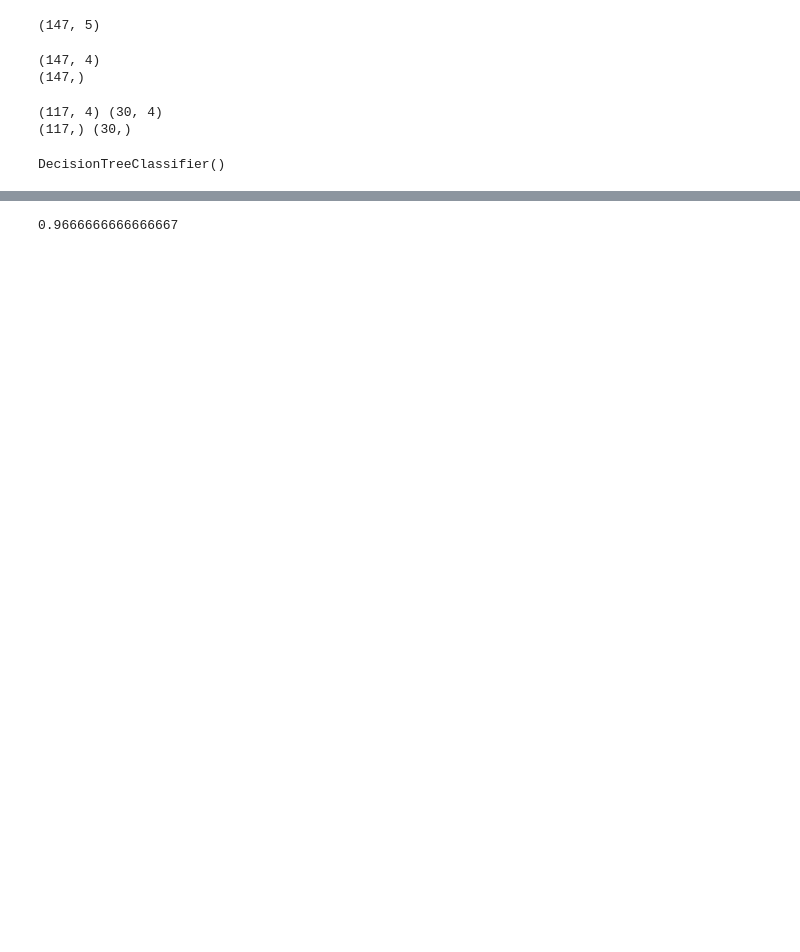
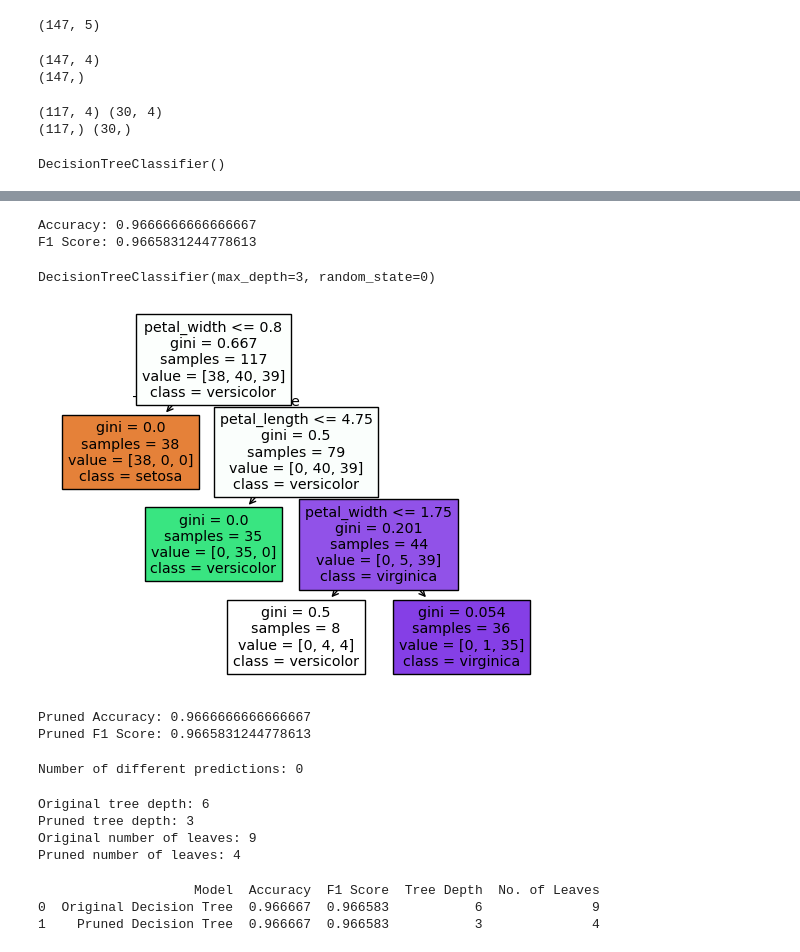
Before and after one commit to DhruvPatel272004/ml-internship, a Jupyter notebook: Level 2/Task 2/task2.ipynb, the cells around one changed output, grey strips where cells are left out. Drawn from its saved outputs; the diff is of its cells as text; code cells hidden in the pictures; blank space fills up the shorter version.

```diff
--- a/Level 2/Task 2/task2.ipynb
+++ b/Level 2/Task 2/task2.ipynb
@@ -139,5 +108,76 @@ plot_tree(dtc)
 # %%
+# Prediction
 y_pred = dtc.predict(X_test)
-accuracy_score(y_test,y_pred)
+
+# Metrices
+accuracy = accuracy_score(y_test,y_pred)
+f1_scr = f1_score(y_test,y_pred,average="weighted")
+
+print("Accuracy:",accuracy)
+print("F1 Score:",f1_scr)
 # %% [output]
-0.9666666666666667
+Accuracy: 0.9666666666666667
+F1 Score: 0.9665831244778613
+# %%
+# Pruned Decision Tree Clasifier model
+dtc_pruned = DecisionTreeClassifier(max_depth=3, random_state=0)
+
+# Fitting model
+dtc_pruned.fit(X_train, y_train)
+# %% [output]
+DecisionTreeClassifier(max_depth=3, random_state=0)
+# %%
+# Visualize pruned tree
+plot_tree(dtc_pruned,
+          feature_names=dataset.columns[:4],
+          class_names=species_names,
+          filled=True)
+plt.show()
+# %% [output]
+[figure, added]
+# %%
+# Prediction
+y_pred_pruned = dtc_pruned.predict(X_test)
+
+# Metrices
+accuracy_pruned = accuracy_score(y_test,y_pred_pruned)
+f1_scr_pruned = f1_score(y_test,y_pred_pruned,average="weighted")
+
+print("Pruned Accuracy:",accuracy_pruned)
+print("Pruned F1 Score:",f1_scr_pruned)
+# %% [output]
+Pruned Accuracy: 0.9666666666666667
+Pruned F1 Score: 0.9665831244778613
+# %%
+# Checking if the prediction of the original tree model and pruned tree model are different or not
+print("\nNumber of different predictions:", sum(y_pred != y_pred_pruned))
+# %% [output]
+Number of different predictions: 0
+# %%
+# Tree depth
+print("Original tree depth:", dtc.get_depth())
+print("Pruned tree depth:", dtc_pruned.get_depth())
+
+# No of Leaves
+print("Original number of leaves:", dtc.get_n_leaves())
+print("Pruned number of leaves:", dtc_pruned.get_n_leaves())
+# %% [output]
+Original tree depth: 6
+Pruned tree depth: 3
+Original number of leaves: 9
+Pruned number of leaves: 4
+# %%
+# Table of comparison
+results = pd.DataFrame({
+    "Model": ["Original Decision Tree", "Pruned Decision Tree"],
+    "Accuracy": [accuracy, accuracy_pruned],
+    "F1 Score": [f1_scr, f1_scr_pruned],
+    "Tree Depth": [dtc.get_depth(), dtc_pruned.get_depth()],
+    "No. of Leaves": [dtc.get_n_leaves(), dtc_pruned.get_n_leaves()]
+})
+
+print(results)
+# %% [output]
+                    Model  Accuracy  F1 Score  Tree Depth  No. of Leaves
+0  Original Decision Tree  0.966667  0.966583           6              9
+1    Pruned Decision Tree  0.966667  0.966583           3              4
```
Also changed, not shown: parts of 18 cells of this notebook.
